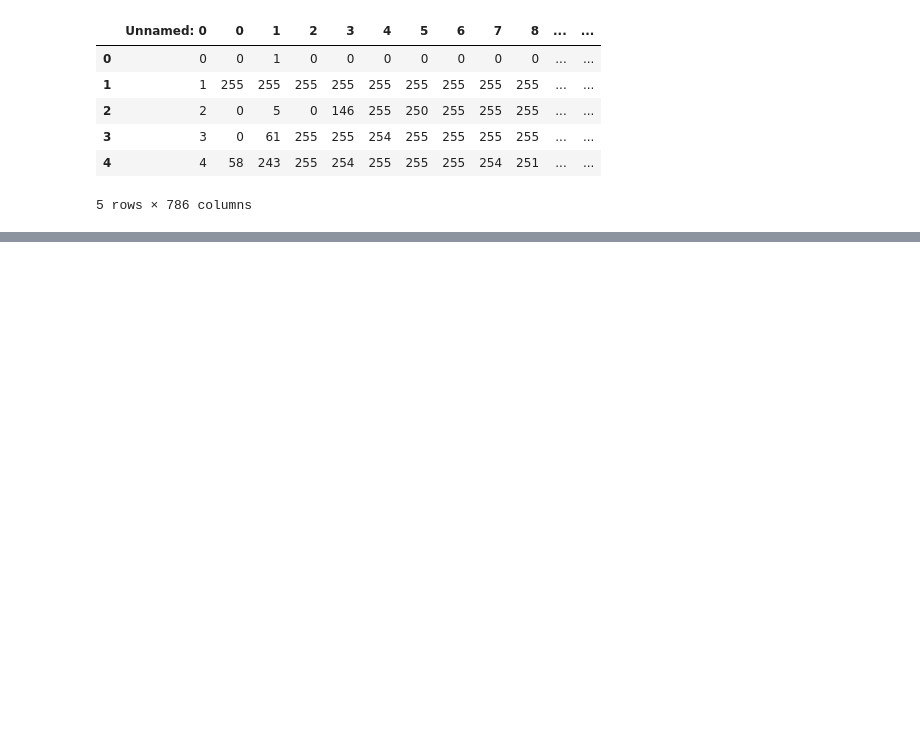
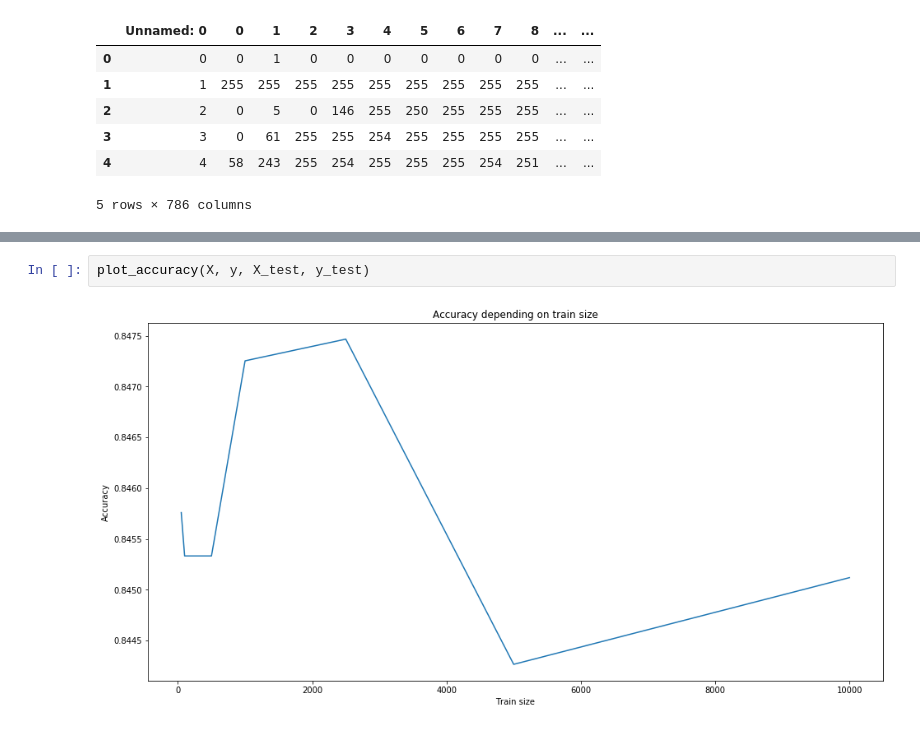
Before and after one commit to Stunba/MachineLearning2, a Jupyter notebook: lab1/ml-lab1.ipynb, the cells around one changed output, grey strips where cells are left out. Drawn from its saved outputs; the diff is of its cells as text; blank space fills up the shorter version.

```diff
--- a/lab1/ml-lab1.ipynb
+++ b/lab1/ml-lab1.ipynb
@@ -97,0 +67,4 @@ plt.show()
+# %%
+plot_accuracy(X, y, X_test, y_test)
+# %% [output]
+[figure, added]
```
Also changed, not shown: parts of 24 cells of this notebook.
